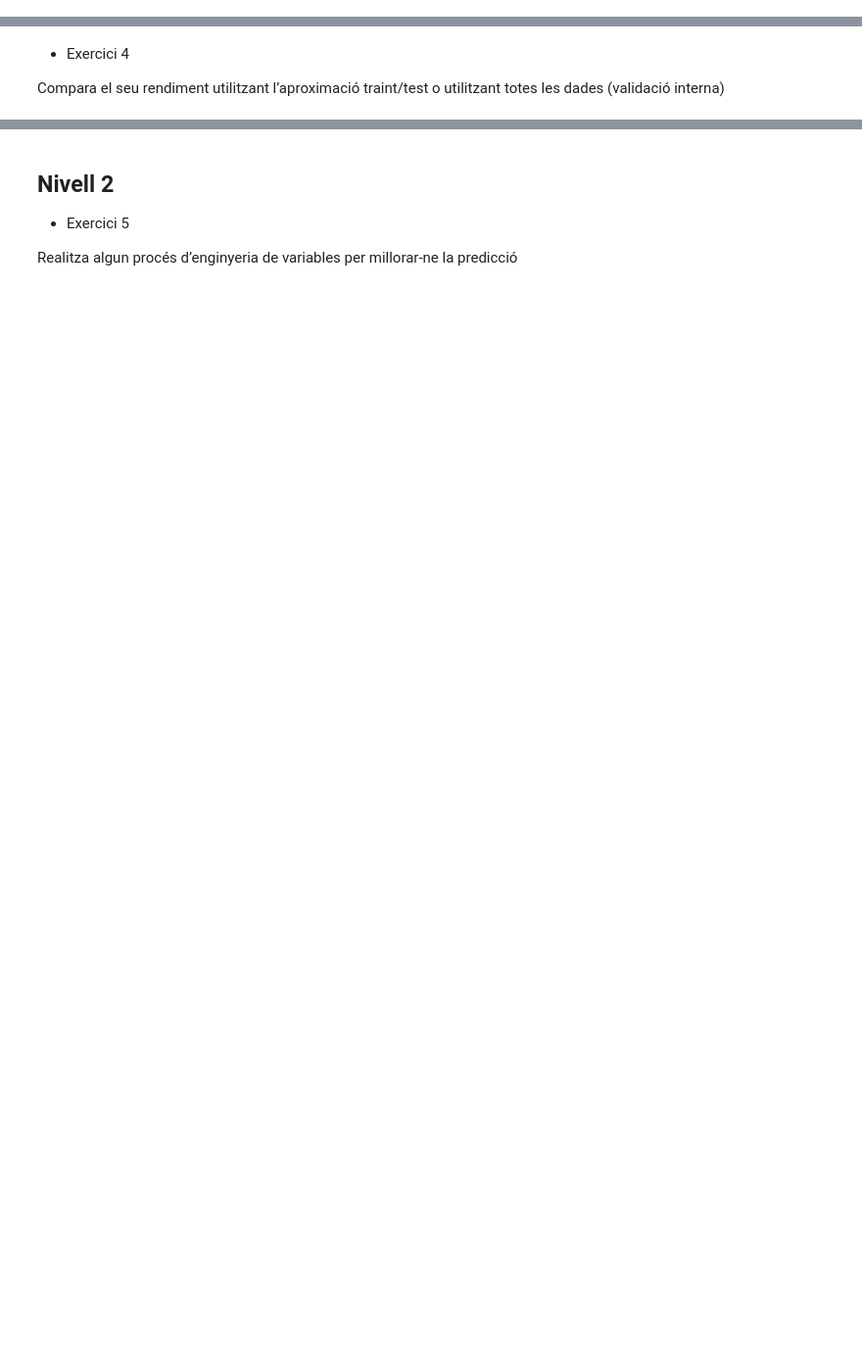
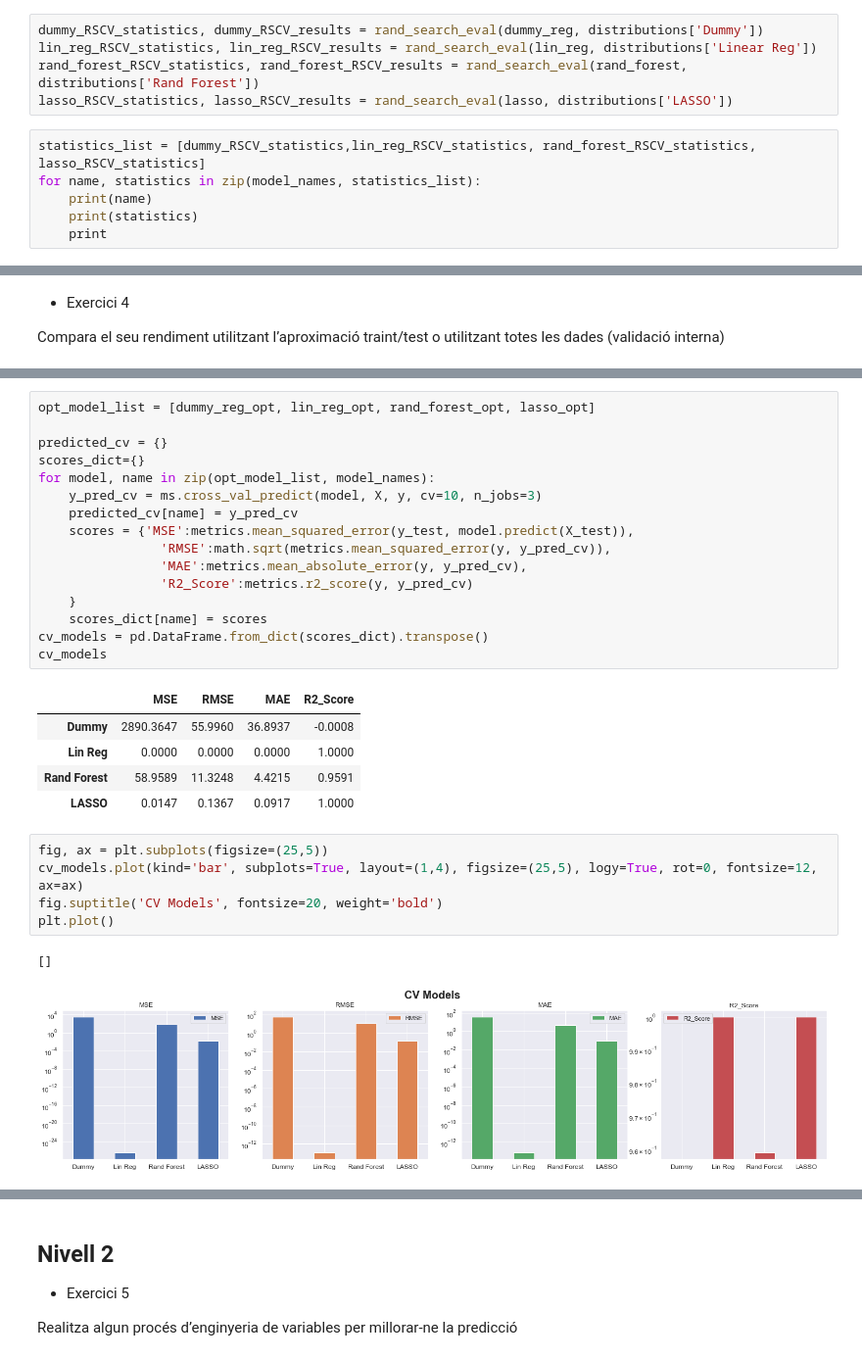
Before and after one commit to Jahdry/Data_Science_Submits, a Jupyter notebook: Sprint12/Supervisat_Regressio.ipynb, the cells around one changed output, grey strips where cells are left out. Shown at 98% size. Saved outputs shown, nothing was run; the diff lists cells and outputs as text; blank space fills up the shorter version.

```diff
--- a/Sprint12/Supervisat_Regressio.ipynb
+++ b/Sprint12/Supervisat_Regressio.ipynb
@@ -460,0 +275,11 @@ Index: 58
+# %%
+dummy_RSCV_statistics, dummy_RSCV_results = rand_search_eval(dummy_reg, distributions['Dummy'])
+lin_reg_RSCV_statistics, lin_reg_RSCV_results = rand_search_eval(lin_reg, distributions['Linear Reg'])
+rand_forest_RSCV_statistics, rand_forest_RSCV_results = rand_search_eval(rand_forest, distributions['Rand Forest'])
+lasso_RSCV_statistics, lasso_RSCV_results = rand_search_eval(lasso, distributions['LASSO'])
+# %%
+statistics_list = [dummy_RSCV_statistics,lin_reg_RSCV_statistics, rand_forest_RSCV_statistics, lasso_RSCV_statistics]
+for name, statistics in zip(model_names, statistics_list):
+    print(name)
+    print(statistics)
+    print
@@ -492,0 +341,30 @@ CV r^2 mean: 0.9674188538699804
+# %%
+opt_model_list = [dummy_reg_opt, lin_reg_opt, rand_forest_opt, lasso_opt]
+
+predicted_cv = {}
+scores_dict={}
+for model, name in zip(opt_model_list, model_names):
+    y_pred_cv = ms.cross_val_predict(model, X, y, cv=10, n_jobs=3)
+    predicted_cv[name] = y_pred_cv
+    scores = {'MSE':metrics.mean_squared_error(y_test, model.predict(X_test)),
+                'RMSE':math.sqrt(metrics.mean_squared_error(y, y_pred_cv)),
+                'MAE':metrics.mean_absolute_error(y, y_pred_cv),
+                'R2_Score':metrics.r2_score(y, y_pred_cv)
+    }
+    scores_dict[name] = scores
+cv_models = pd.DataFrame.from_dict(scores_dict).transpose()
+cv_models
+# %% [output]
+|  | MSE | RMSE | MAE | R2_Score |
+| Dummy | 2890.3647 | 55.9960 | 36.8937 | -0.0008 |
+| Lin Reg | 0.0000 | 0.0000 | 0.0000 | 1.0000 |
+| Rand Forest | 58.9589 | 11.3248 | 4.4215 | 0.9591 |
+| LASSO | 0.0147 | 0.1367 | 0.0917 | 1.0000 |
+# %%
+fig, ax = plt.subplots(figsize=(25,5))
+cv_models.plot(kind='bar', subplots=True, layout=(1,4), figsize=(25,5), logy=True, rot=0, fontsize=12, ax=ax)
+fig.suptitle('CV Models', fontsize=20, weight='bold')
+plt.plot()
+# %% [output]
+[]
+[figure, added]
```
Also changed, not shown: parts of 98 cells of this notebook, 2 other files.
